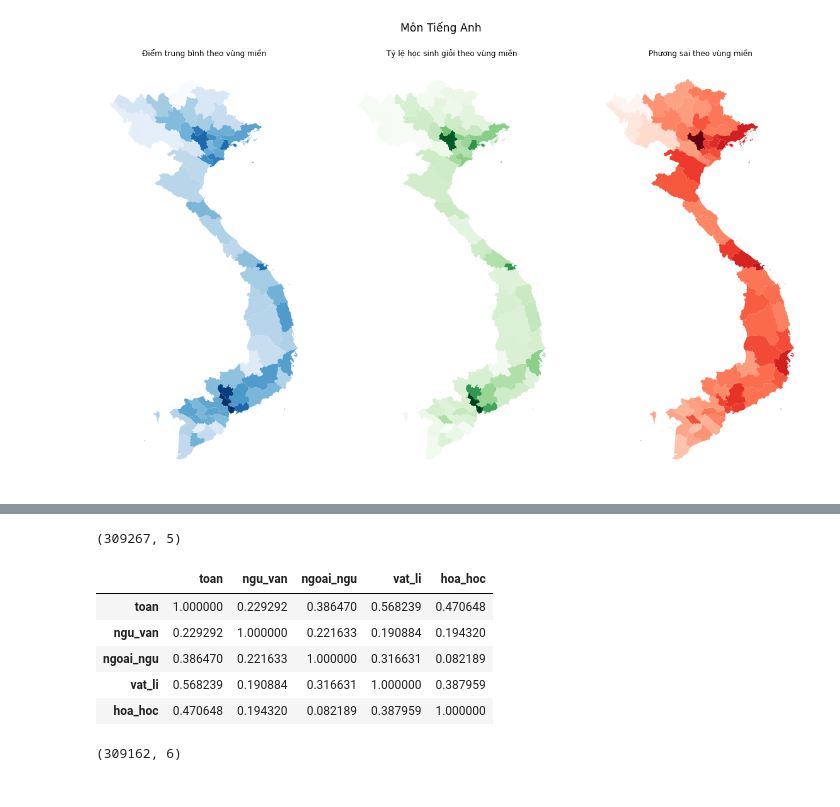
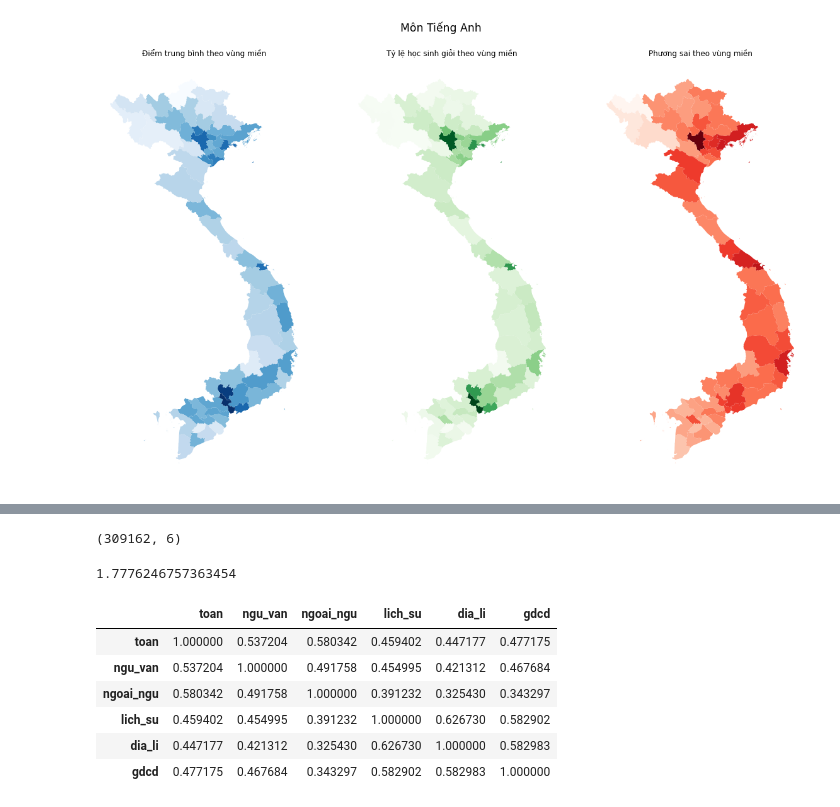
Before and after one commit to Rheagal98/diem_thi_dai_hoc_2022, a Jupyter notebook: Phân tích dữ liệu điểm thi đại học năm 2022.ipynb, the cells around one changed output, grey strips where cells are left out. Drawn from its saved outputs; the diff is of its cells as text; code cells hidden in the pictures.

```diff
--- a/Phân tích dữ liệu điểm thi đại học năm 2022.ipynb
+++ b/Phân tích dữ liệu điểm thi đại học năm 2022.ipynb
@@ -407,3 +412,7 @@ def pearson_corr(var_1, var_2):
         print('the significant is moderate\nPearson Correlation: ', pearson_coef, '\nP_value: ', p_value)
     else:
         print("the significant is very week or there's no relationship\nPearson Correlation: ", pearson_coef, '\nP_value: ', p_value)
+# %%
+#Tổ hợp môn thi xã hội
+data_xh = df_2022[['toan','ngu_van','ngoai_ngu','lich_su', 'dia_li','gdcd']].dropna()
+data_xh.shape
@@ -410,21 +431,21 @@ def pearson_corr(var_1, var_2):
 # %%
-data = df_2022[['toan','ngu_van','ngoai_ngu','vat_li', 'hoa_hoc']].dropna()
-data.shape
+#Tổ hợp môn thi tự nhiên
+data_tn = df_2022[['toan','ngu_van','ngoai_ngu','vat_li', 'hoa_hoc', 'sinh_hoc']].dropna()
+data_tn.shape
 # %% [output]
-(309267, 5)
+(309162, 6)
+# %%
+#Tỷ lệ giữa số học sinh lựa chọn thi các môn xác hội và các học sinh lựa chọn thi các môn tự nhiên
+data_xh.shape[0]/data_tn.shape[0]
+# %% [output]
+1.7776246757363454
 # %%
-data.corr()
+data_xh.corr()
 # %% [output]
-|  | toan | ngu_van | ngoai_ngu | vat_li | hoa_hoc |
-| toan | 1.000000 | 0.229292 | 0.386470 | 0.568239 | 0.470648 |
-| ngu_van | 0.229292 | 1.000000 | 0.221633 | 0.190884 | 0.194320 |
-| ngoai_ngu | 0.386470 | 0.221633 | 1.000000 | 0.316631 | 0.082189 |
-| vat_li | 0.568239 | 0.190884 | 0.316631 | 1.000000 | 0.387959 |
-| hoa_hoc | 0.470648 | 0.194320 | 0.082189 | 0.387959 | 1.000000 |
+|  | toan | ngu_van | ngoai_ngu | lich_su | dia_li | gdcd |
+| toan | 1.000000 | 0.537204 | 0.580342 | 0.459402 | 0.447177 | 0.477175 |
+| ngu_van | 0.537204 | 1.000000 | 0.491758 | 0.454995 | 0.421312 | 0.467684 |
+| ngoai_ngu | 0.580342 | 0.491758 | 1.000000 | 0.391232 | 0.325430 | 0.343297 |
+| lich_su | 0.459402 | 0.454995 | 0.391232 | 1.000000 | 0.626730 | 0.582902 |
+| dia_li | 0.447177 | 0.421312 | 0.325430 | 0.626730 | 1.000000 | 0.582983 |
+| gdcd | 0.477175 | 0.467684 | 0.343297 | 0.582902 | 0.582983 | 1.000000 |
-# %%
-#Tạo bảng dữ liệu mới, loại bỏ missing value
-data_tu_nhien = df_2022[['toan', 'ngu_van', 'ngoai_ngu', 'vat_li','hoa_hoc','sinh_hoc']].dropna()
-data_tu_nhien.isnull().sum()
-data_tu_nhien.shape
-# %% [output]
-(309162, 6)
```
Also changed, not shown: parts of 27 cells of this notebook.
